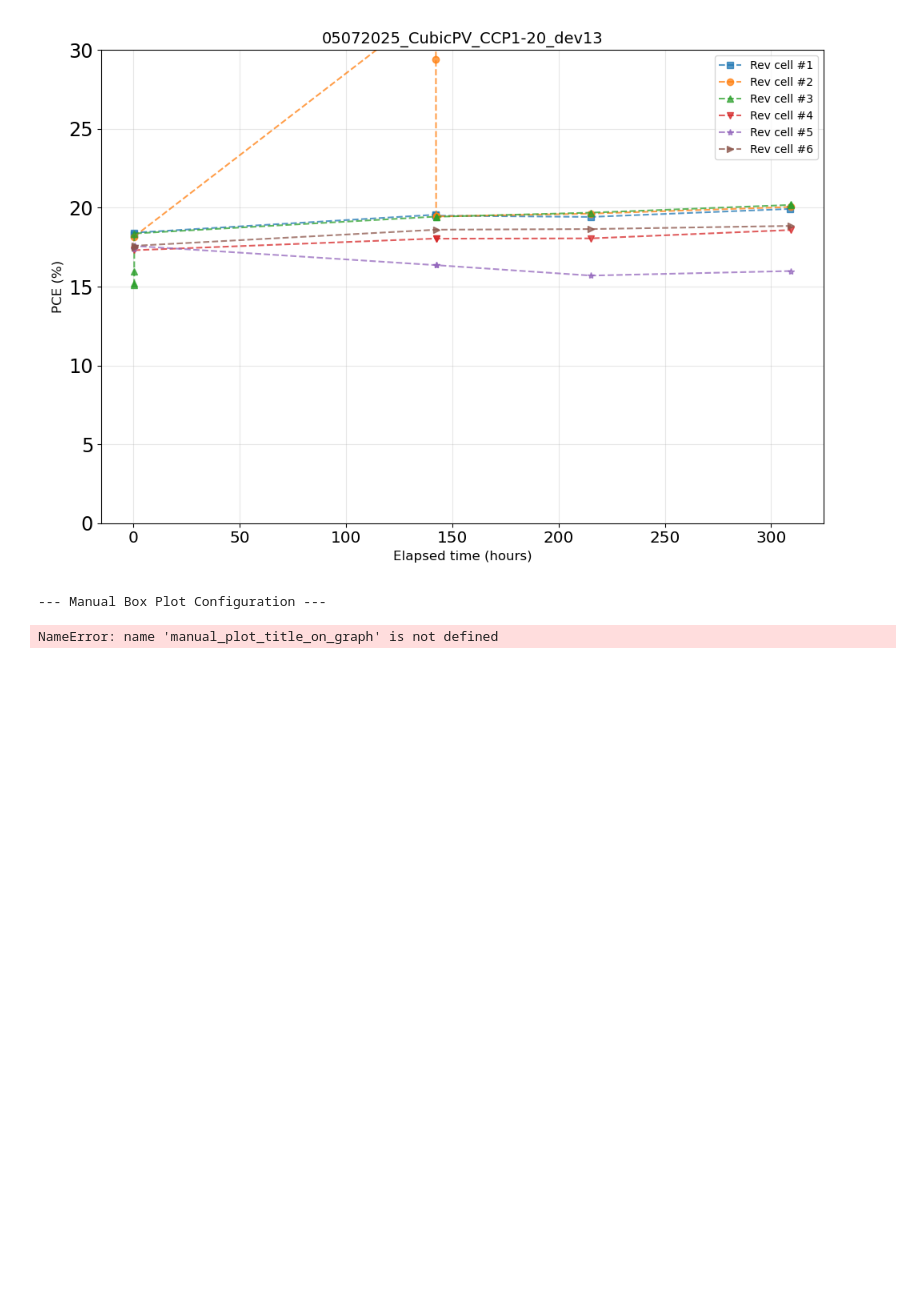
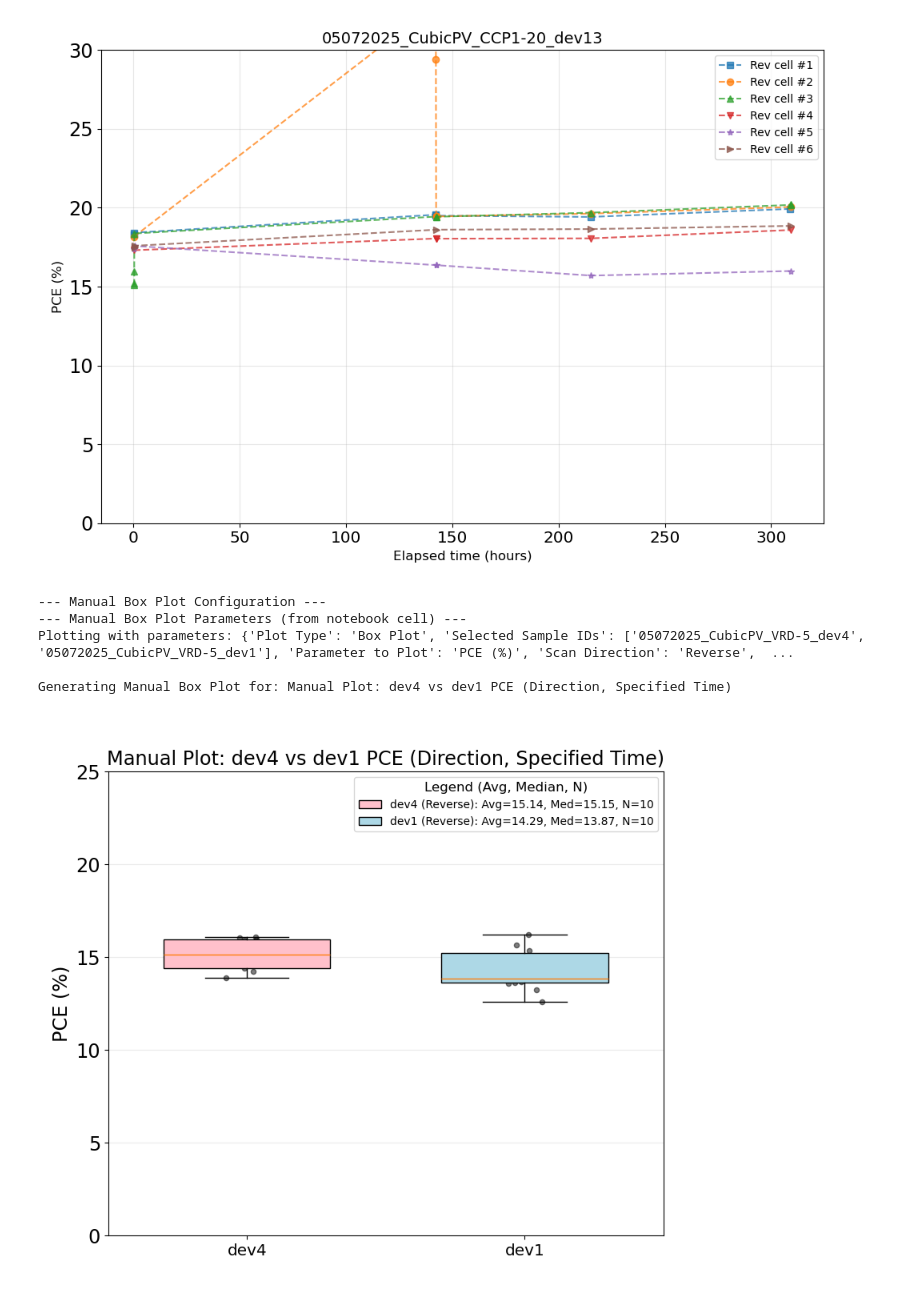
Before and after one commit to TakaRob/VerdeDBTakaji, a Jupyter notebook: Solar_Simulator_timeseriesTakaji2.ipynb, the cells around one changed output. Cells and saved outputs as stored; diff of their text form; code cells hidden in the pictures; blank space fills up the shorter version.

```diff
--- a/Solar_Simulator_timeseriesTakaji2.ipynb
+++ b/Solar_Simulator_timeseriesTakaji2.ipynb
@@ -326,38 +326,41 @@ manual_bp_params_dict_to_print = {
     "Selected Sample IDs": manual_list_of_sample_ids,
     "Parameter to Plot": manual_parameter_label,
     "Scan Direction": manual_scan_direction_display,
-    "Plot Title (for graph)": manual_plot_title_on_graph,
     "Y-axis Limits": manual_y_limits,
     "Short Labels": manual_short_labels,
     "Start Time for Filter": manual_start_time_str,
     "End Time for Filter": manual_end_time_str
 }
 print("--- Manual Box Plot Parameters (from notebook cell) ---")
 print(f"Plotting with parameters: {manual_bp_params_dict_to_print}\n")
 
 
 if manual_list_of_sample_ids and manual_parameter_code and manual_time_interval_epoch and not jv_test_recent_values.empty:
     print(f"Generating Manual Box Plot for: {manual_plot_title}")
     fig_manual_box = my_boxplot_comparison1(
         main_df_with_abs_time=jv_test_recent_values.copy(),
         time_interval_epoch=manual_time_interval_epoch,
         list_of_sample_ids=manual_list_of_sample_ids,
         parameter_to_plot=manual_parameter_code,
         scan_direction_to_plot=manual_scan_code,
         plot_title=manual_plot_title,
         y_axis_label=manual_y_axis_label,
         y_limits=manual_y_limits,
         short_sample_labels=manual_short_labels,
         box_colors=manual_box_colors
     )
     plt.show()
 elif jv_test_recent_values.empty:
     print("WARNING: jv_test_recent_values is empty. Cannot generate manual box plot.")
 else:
     print("Manual box plot parameters not fully set or data missing.")
 # %% [output]
 --- Manual Box Plot Configuration ---
+--- Manual Box Plot Parameters (from notebook cell) ---
+Plotting with parameters: {'Plot Type': 'Box Plot', 'Selected Sample IDs': ['05072025_CubicPV_VRD-5_dev4', '05072025_CubicPV_VRD-5_dev1'], 'Parameter to Plot': 'PCE (%)', 'Scan Direction': 'Reverse',  ...
+
+Generating Manual Box Plot for: Manual Plot: dev4 vs dev1 PCE (Direction, Specified Time)
-NameError: name 'manual_plot_title_on_graph' is not defined
+[figure, added]
 # %%
 # manual_line_plot.py
 
```
Also changed, not shown: parts of 1 cell of this notebook.
